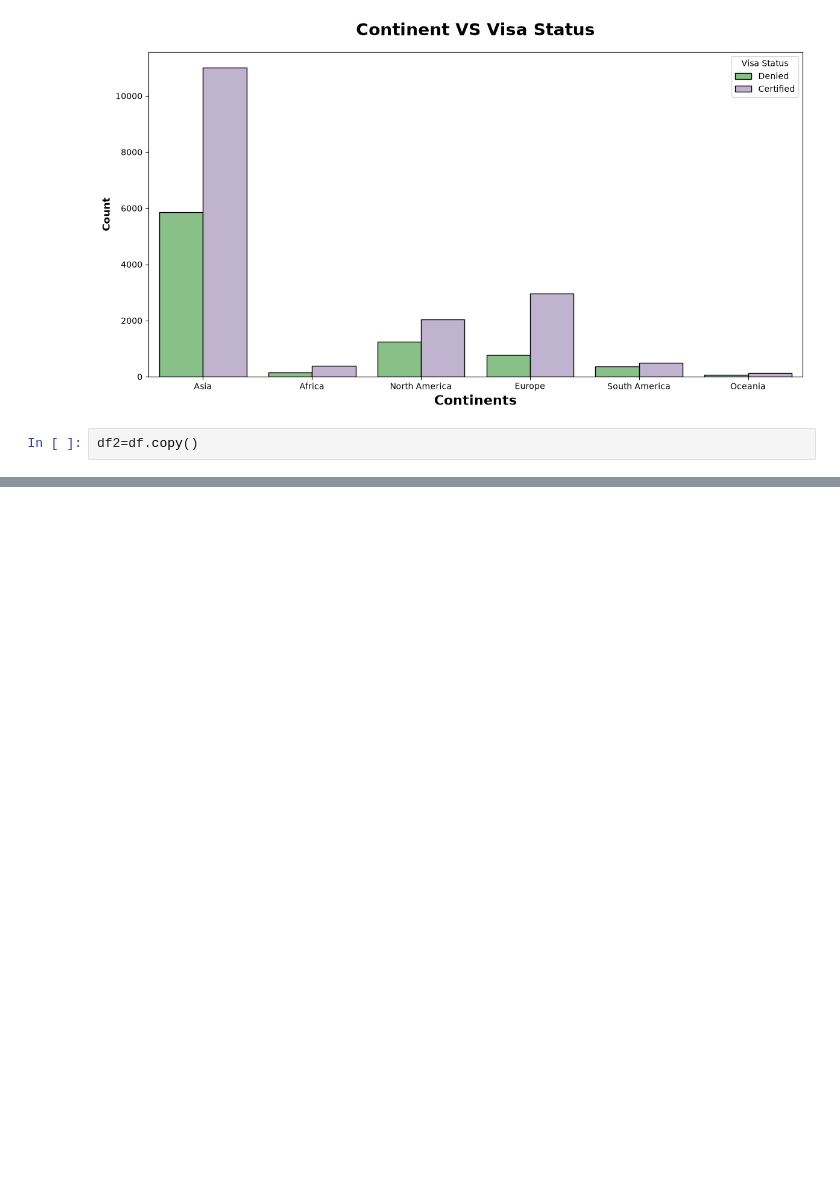
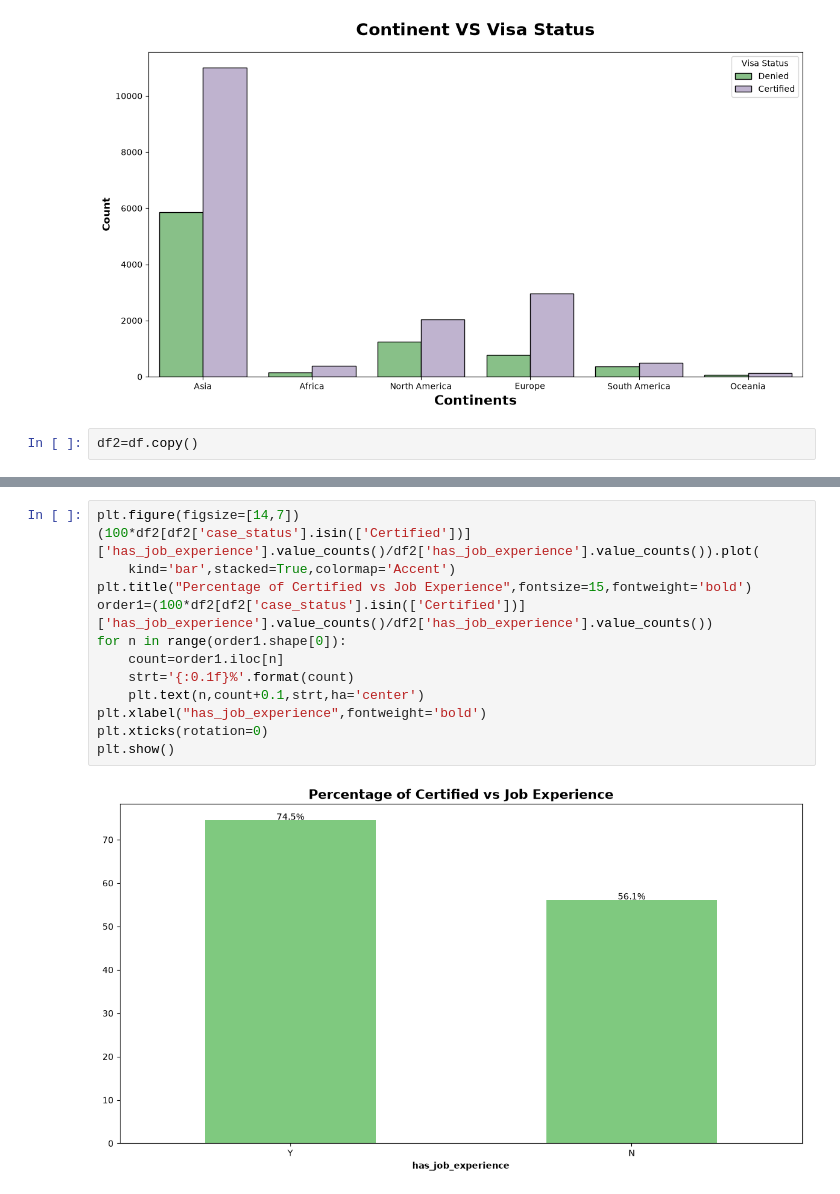
Before and after one commit to mdzaheerjk/Global-Mobility-Application-Analyzer, a Jupyter notebook: notebooks/1_EDA_Visa.ipynb, the cells around one changed output, grey strips where cells are left out. Cells and saved outputs as stored; diff of their text form; blank space fills up the shorter version.

```diff
--- a/notebooks/1_EDA_Visa.ipynb
+++ b/notebooks/1_EDA_Visa.ipynb
@@ -336,0 +379,15 @@ df2=df.copy()
+# %%
+plt.figure(figsize=[14,7])
+(100*df2[df2['case_status'].isin(['Certified'])]['has_job_experience'].value_counts()/df2['has_job_experience'].value_counts()).plot(
+    kind='bar',stacked=True,colormap='Accent')
+plt.title("Percentage of Certified vs Job Experience",fontsize=15,fontweight='bold')
+order1=(100*df2[df2['case_status'].isin(['Certified'])]['has_job_experience'].value_counts()/df2['has_job_experience'].value_counts())
+for n in range(order1.shape[0]):
+    count=order1.iloc[n]
+    strt='{:0.1f}%'.format(count)
+    plt.text(n,count+0.1,strt,ha='center')
+plt.xlabel("has_job_experience",fontweight='bold')
+plt.xticks(rotation=0)
+plt.show()
+# %% [output]
+[figure, added]
```
Also changed, not shown: parts of 16 cells of this notebook.
